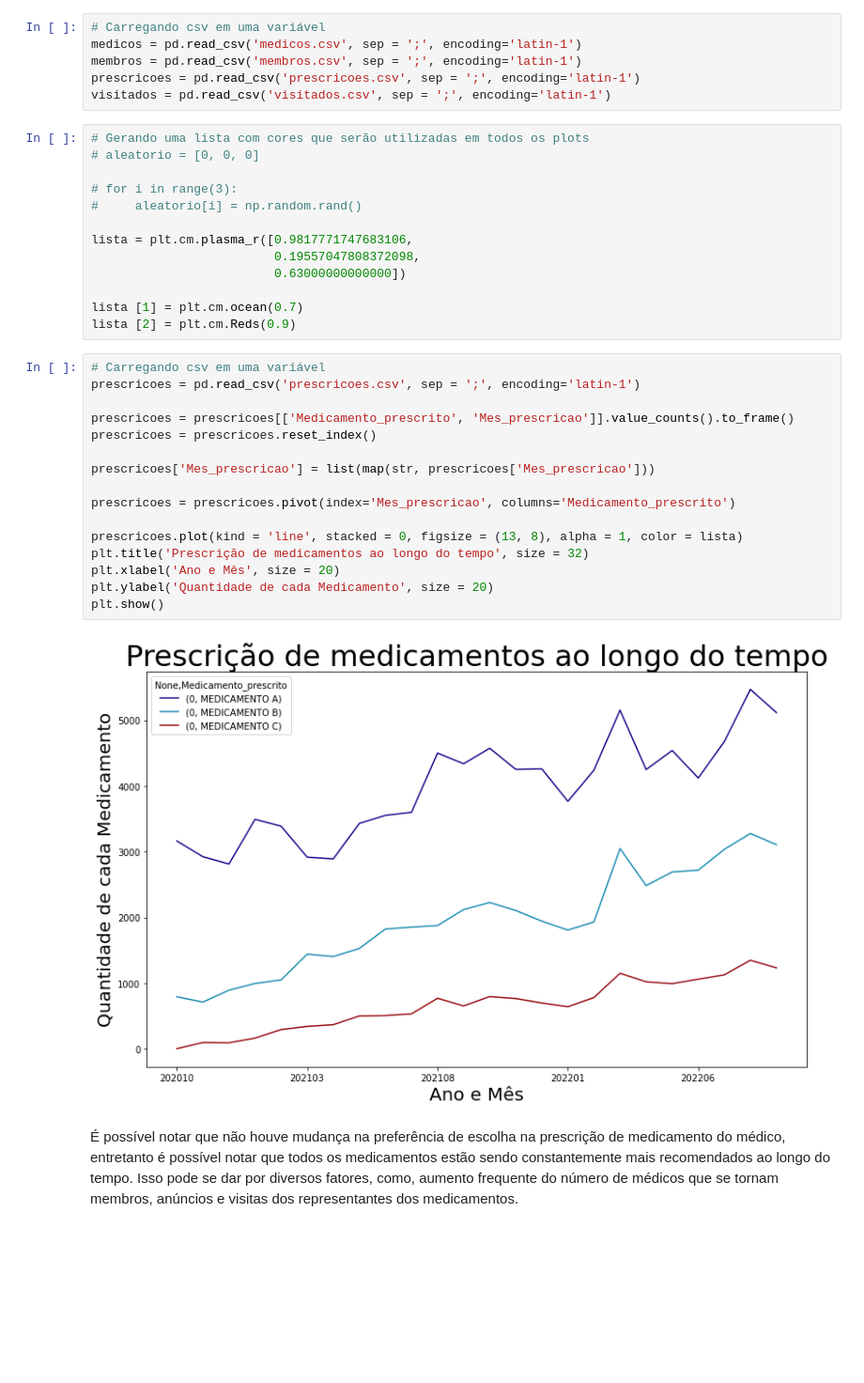
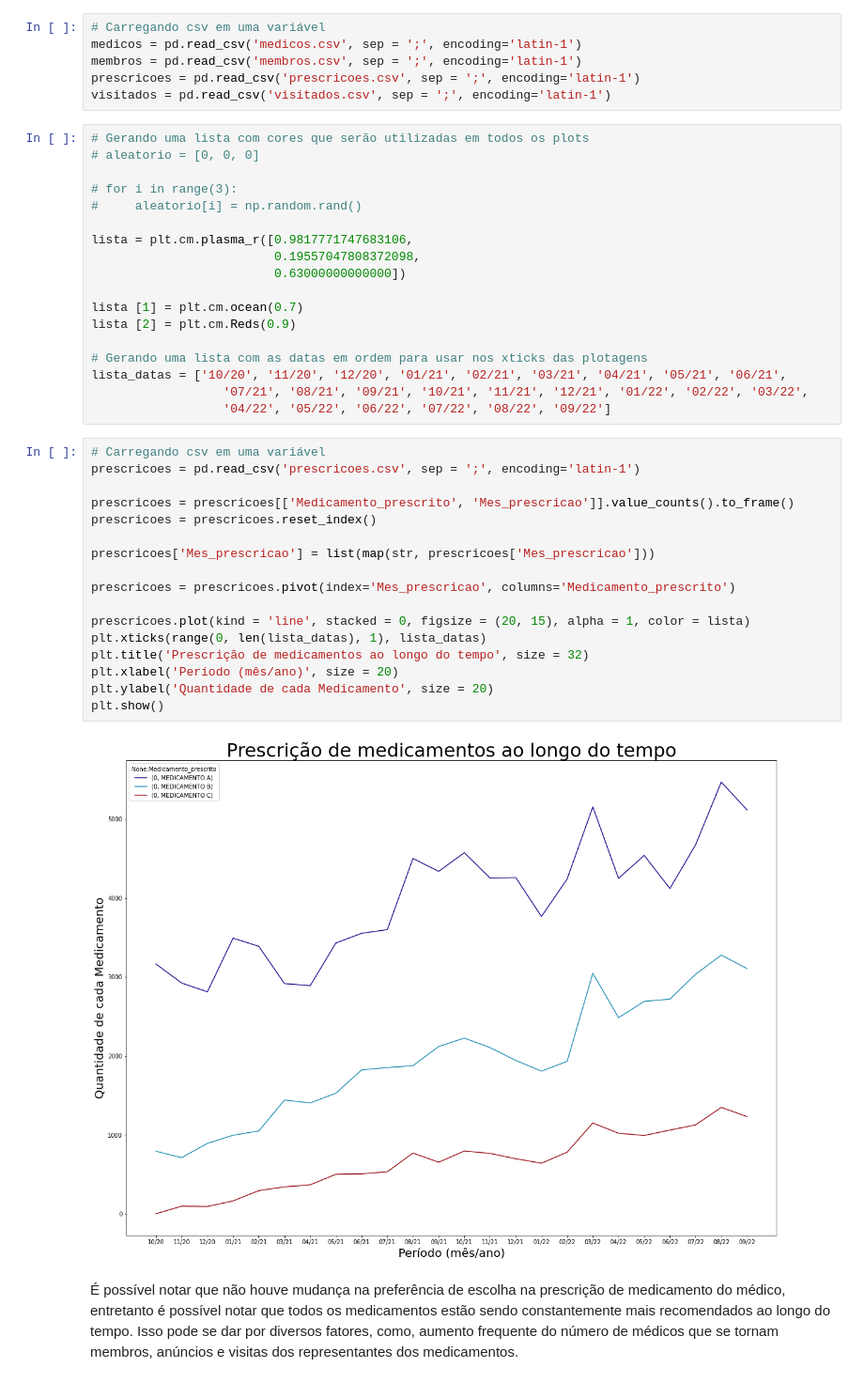
Before and after one commit to Juniorffonseca/processo_seletivo, a Jupyter notebook: teste_processo_seletivo.ipynb, the cells around one changed output. Shown at 94% size. Cells and saved outputs as stored; diff of their text form; blank space fills up the shorter version.

```diff
--- a/teste_processo_seletivo.ipynb
+++ b/teste_processo_seletivo.ipynb
@@ -44,24 +44,30 @@ lista = plt.cm.plasma_r([0.9817771747683106,
 
 lista [1] = plt.cm.ocean(0.7)
 lista [2] = plt.cm.Reds(0.9)
+
+# Gerando uma lista com as datas em ordem para usar nos xticks das plotagens
+lista_datas = ['10/20', '11/20', '12/20', '01/21', '02/21', '03/21', '04/21', '05/21', '06/21',
+                  '07/21', '08/21', '09/21', '10/21', '11/21', '12/21', '01/22', '02/22', '03/22',
+                  '04/22', '05/22', '06/22', '07/22', '08/22', '09/22']
 # %%
 # Carregando csv em uma variável
 prescricoes = pd.read_csv('prescricoes.csv', sep = ';', encoding='latin-1')
 
 prescricoes = prescricoes[['Medicamento_prescrito', 'Mes_prescricao']].value_counts().to_frame()
 prescricoes = prescricoes.reset_index()
 
 prescricoes['Mes_prescricao'] = list(map(str, prescricoes['Mes_prescricao']))
 
 prescricoes = prescricoes.pivot(index='Mes_prescricao', columns='Medicamento_prescrito')
 
-prescricoes.plot(kind = 'line', stacked = 0, figsize = (13, 8), alpha = 1, color = lista)
+prescricoes.plot(kind = 'line', stacked = 0, figsize = (20, 15), alpha = 1, color = lista)
+plt.xticks(range(0, len(lista_datas), 1), lista_datas)
 plt.title('Prescrição de medicamentos ao longo do tempo', size = 32)
-plt.xlabel('Ano e Mês', size = 20)
+plt.xlabel('Período (mês/ano)', size = 20)
 plt.ylabel('Quantidade de cada Medicamento', size = 20)
 plt.show()
 # %% [output]
-[figure, old version]
+[figure, new version]
 # %% [markdown]
 É possível notar que não houve mudança na preferência de escolha na prescrição de medicamento do médico, entretanto é possível notar que todos os medicamentos estão sendo constantemente mais recomendados ao longo do tempo. Isso pode se dar por diversos fatores, como, aumento frequente do número de médicos que se tornam membros, anúncios e visitas dos representantes dos medicamentos.
 # %% [markdown]
```
Also changed, not shown: parts of 1 cell of this notebook.
